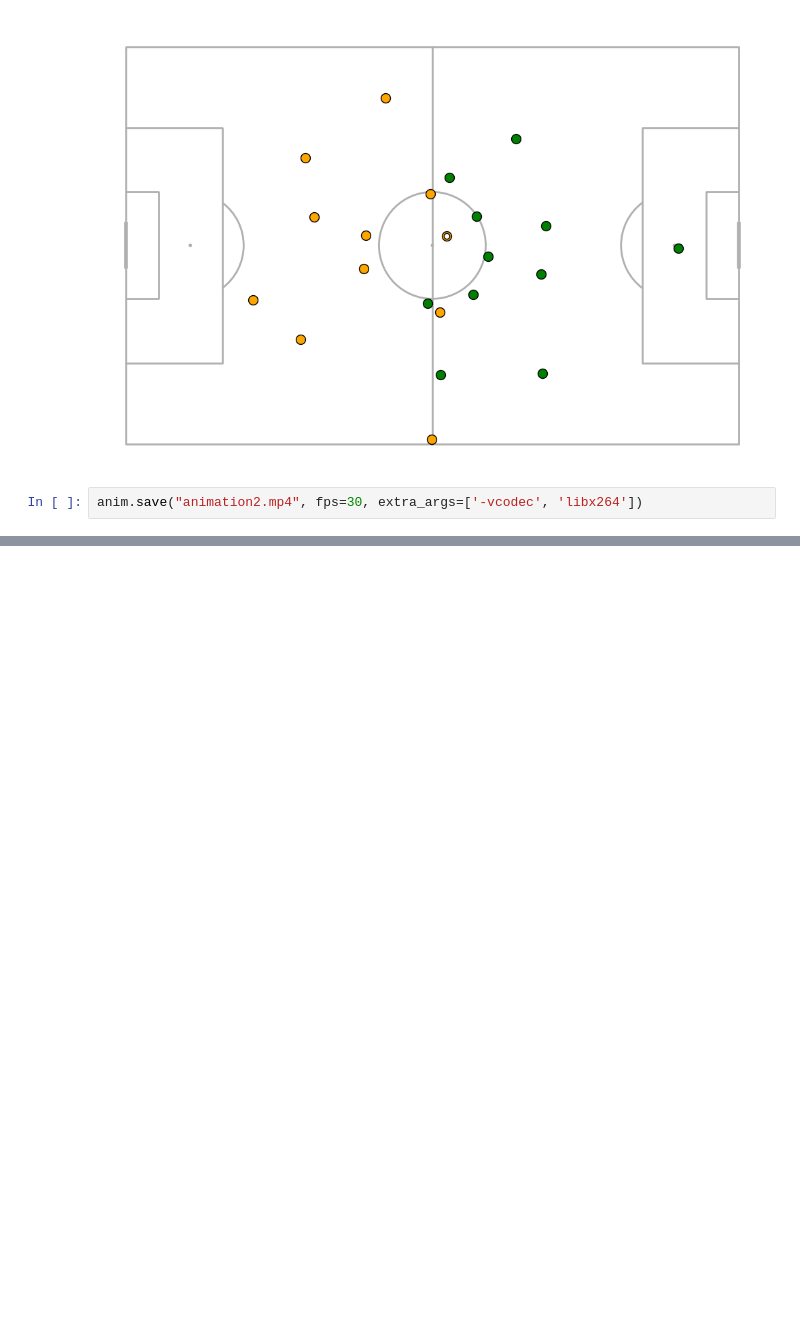
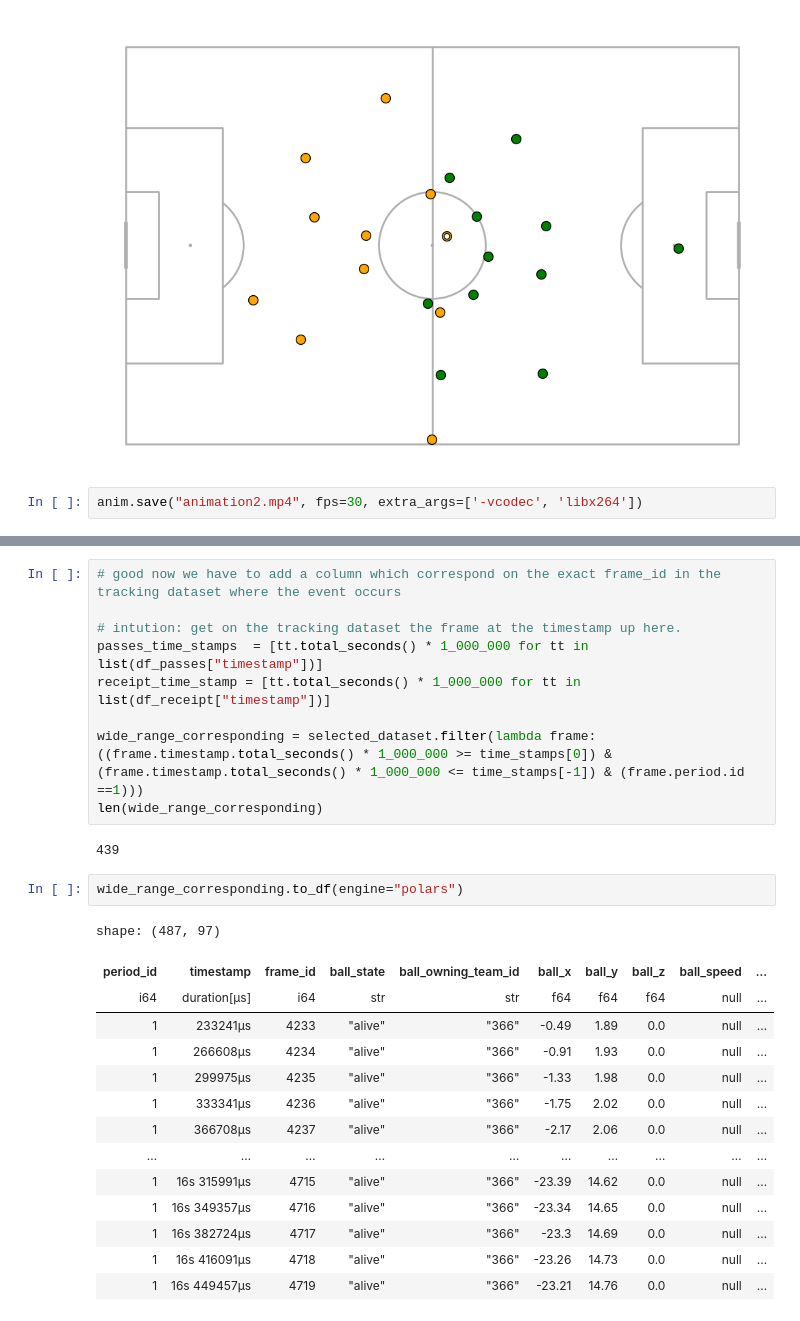
Before and after one commit to stephTchembeu/pysport-aims, a Jupyter notebook: fourth_week/refractor06_08.ipynb, the cells around one changed output, grey strips where cells are left out. Drawn from its saved outputs; the diff is of its cells as text; blank space fills up the shorter version.

```diff
--- a/fourth_week/refractor06_08.ipynb
+++ b/fourth_week/refractor06_08.ipynb
@@ -150,0 +367,28 @@ anim.save("animation2.mp4", fps=30, extra_args=['-vcodec', 'libx264'])
+# %%
+# good now we have to add a column which correspond on the exact frame_id in the tracking dataset where the event occurs
+
+# intution: get on the tracking dataset the frame at the timestamp up here.
+passes_time_stamps  = [tt.total_seconds() * 1_000_000 for tt in list(df_passes["timestamp"])]
+receipt_time_stamp = [tt.total_seconds() * 1_000_000 for tt in list(df_receipt["timestamp"])]
+
+wide_range_corresponding = selected_dataset.filter(lambda frame: ((frame.timestamp.total_seconds() * 1_000_000 >= time_stamps[0]) & (frame.timestamp.total_seconds() * 1_000_000 <= time_stamps[-1]) & (frame.period.id ==1)))
+len(wide_range_corresponding)
+# %% [output]
+439
+# %%
+wide_range_corresponding.to_df(engine="polars")
+# %% [output]
+shape: (487, 97)
+| period_id | timestamp | frame_id | ball_state | ball_owning_team_id | ball_x | ball_y | ball_z | ball_speed | ... |
+| i64 | duration[μs] | i64 | str | str | f64 | f64 | f64 | null | ... |
+| 1 | 233241µs | 4233 | "alive" | "366" | -0.49 | 1.89 | 0.0 | null | ... |
+| 1 | 266608µs | 4234 | "alive" | "366" | -0.91 | 1.93 | 0.0 | null | ... |
+| 1 | 299975µs | 4235 | "alive" | "366" | -1.33 | 1.98 | 0.0 | null | ... |
+| 1 | 333341µs | 4236 | "alive" | "366" | -1.75 | 2.02 | 0.0 | null | ... |
+| 1 | 366708µs | 4237 | "alive" | "366" | -2.17 | 2.06 | 0.0 | null | ... |
+| … | … | … | … | … | … | … | … | … | ... |
+| 1 | 16s 315991µs | 4715 | "alive" | "366" | -23.39 | 14.62 | 0.0 | null | ... |
+| 1 | 16s 349357µs | 4716 | "alive" | "366" | -23.34 | 14.65 | 0.0 | null | ... |
+| 1 | 16s 382724µs | 4717 | "alive" | "366" | -23.3 | 14.69 | 0.0 | null | ... |
+| 1 | 16s 416091µs | 4718 | "alive" | "366" | -23.26 | 14.73 | 0.0 | null | ... |
+| 1 | 16s 449457µs | 4719 | "alive" | "366" | -23.21 | 14.76 | 0.0 | null | ... |
```
Also changed, not shown: parts of 24 cells of this notebook, 1 other file.
